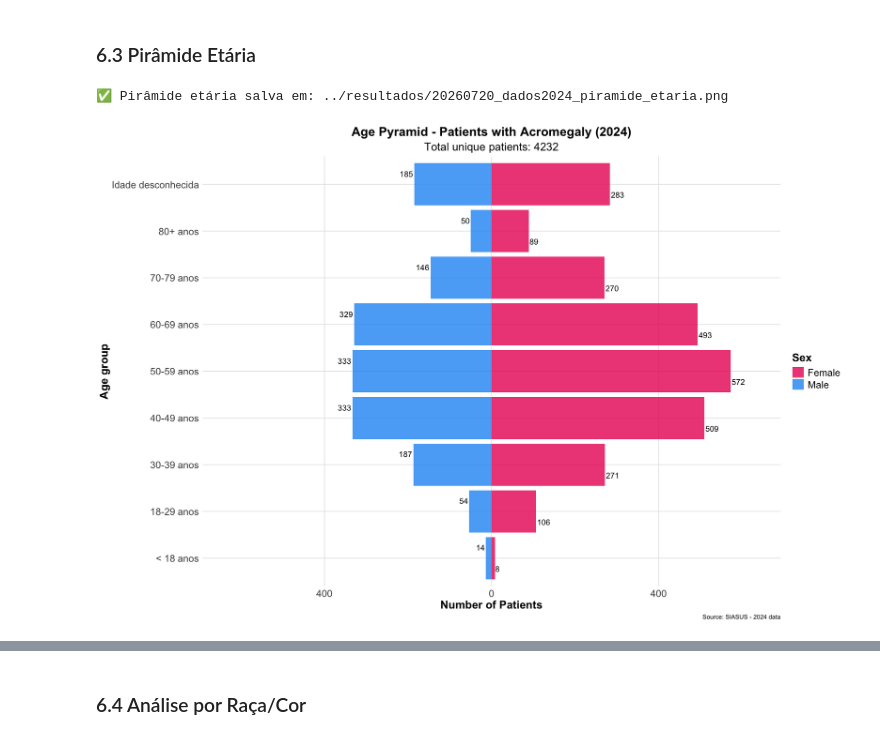
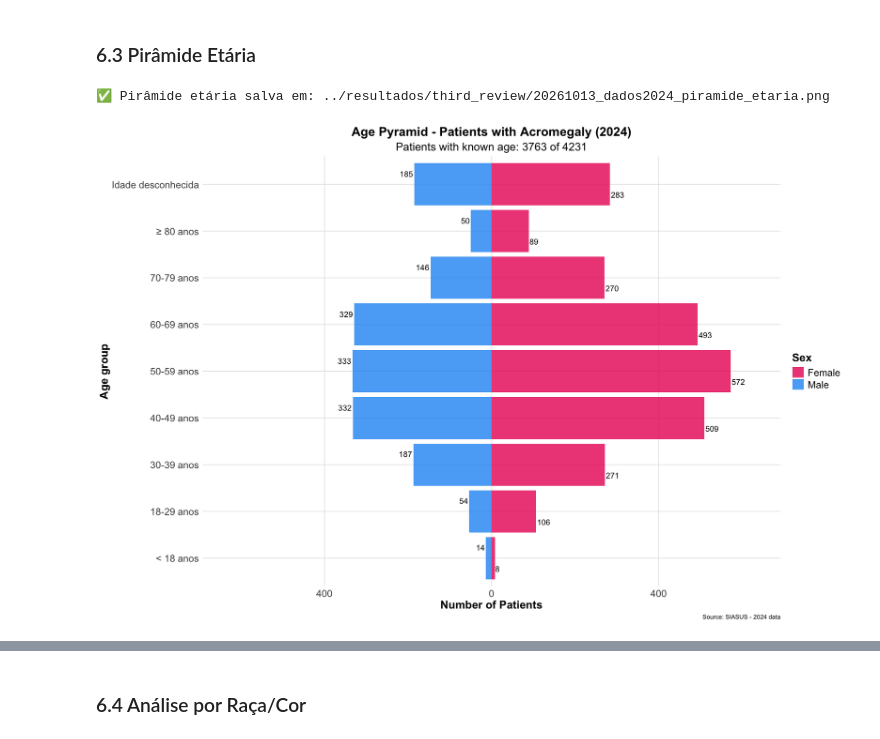
Before and after one commit to daniellybx/public-acromegaly, a Jupyter notebook: notebooks/acromegalia_analise_medicamentos.ipynb, the cells around one changed output, grey strips where cells are left out. Saved outputs shown, nothing was run; the diff lists cells and outputs as text; code cells hidden in the pictures.

```diff
--- a/notebooks/acromegalia_analise_medicamentos.ipynb
+++ b/notebooks/acromegalia_analise_medicamentos.ipynb
@@ -189,33 +456,26 @@ cat("✅ DADOS PRONTOS PARA ANÁLISE!\n")
 # %% [markdown]
 ## 6. Análise Demográfica por Pacientes Únicos
 # %%
-# Preparar dados para análise demográfica
-# Garantir que estamos trabalhando apenas com dados de 2024
-dados_2024 <- dados_unificados %>%
-  filter(AP_CMP >= as.Date("2024-01-01") & AP_CMP <= as.Date("2024-12-31"))
+# Preparar dados para análise demográfica (apenas registros com CNS válido, já filtrados)
+dados_2024 <- dados_unificados
 
-# Selecionar APENAS UMA autorização por paciente (AP_CNSPCN) em 2024
-# Se houver empate na data, pegar apenas a primeira ocorrência
+# Selecionar APENAS UMA autorização por paciente (AP_CNSPCN) em 2024: a mais recente
+# Se houver empate na data, pegar a de maior número de autorização
 dados_pacientes_unicos <- dados_2024 %>%
   group_by(AP_CNSPCN) %>%
-  arrange(desc(AP_CMP), desc(AP_AUTORIZ)) %>%  # Ordenar por data desc e autorização desc
-  slice(1) %>%  # Pegar apenas a primeira linha (mais recente)
+  arrange(desc(AP_CMP), desc(AP_AUTORIZ)) %>%
+  slice(1) %>%
   ungroup()
+
+n_pacientes <- n_distinct(dados_2024$AP_CNSPCN)
 
 cat("Dados de pacientes únicos de 2024 preparados:\n")
 cat("  • Total de registros em 2024:", nrow(dados_2024), "\n")
-cat("  • Total de pacientes únicos (AP_CNSPCN únicos):", n_distinct(dados_pacientes_unicos$AP_CNSPCN), "\n")
+cat("  • Total de pacientes únicos (AP_CNSPCN válidos):", n_pacientes, "\n")
 cat("  • Total de linhas em dados_pacientes_unicos:", nrow(dados_pacientes_unicos), "\n")
-cat("  • Período das autorizações mais recentes:",
-    as.character(min(dados_pacientes_unicos$AP_CMP, na.rm = TRUE)),
-    "a",
-    as.character(max(dados_pacientes_unicos$AP_CMP, na.rm = TRUE)), "\n")
 
-# Validação crítica: garantir que temos exatamente 4232 linhas
-if(nrow(dados_pacientes_unicos) == 4232) {
-  cat("✅ SUCESSO: dados_pacientes_unicos tem exatamente 4232 linhas!\n")
-} else {
-  cat("❌ ERRO: dados_pacientes_unicos tem", nrow(dados_pacientes_unicos), "linhas, deveria ter 4232!\n")
-}
+# Validação: uma linha por paciente e nenhum CNS ausente
+stopifnot(nrow(dados_pacientes_unicos) == n_pacientes, !anyNA(dados_pacientes_unicos$AP_CNSPCN))
+cat("✅ dados_pacientes_unicos tem uma linha por paciente com CNS válido\n")
 # %% [output]
 Dados de pacientes únicos de 2024 preparados:
@@ -400,7 +744,7 @@ dados_piramide <- dados_pacientes_unicos %>%
       PA_IDADE >= 50 & PA_IDADE <= 59 ~ "50-59 anos",
       PA_IDADE >= 60 & PA_IDADE <= 69 ~ "60-69 anos",
       PA_IDADE >= 70 & PA_IDADE <= 79 ~ "70-79 anos",
-      PA_IDADE >= 80 ~ "80+ anos",
+      PA_IDADE >= 80 ~ "≥ 80 anos",
       TRUE ~ "Idade inválida"
     ),
     sexo_tratado = case_when(
@@ -418,7 +762,7 @@ dados_piramide <- dados_pacientes_unicos %>%
       "50-59 anos",
       "60-69 anos",
       "70-79 anos",
-      "80+ anos",
+      "≥ 80 anos",
       "Idade desconhecida"
     )),
     sexo_tratado = factor(sexo_tratado, levels = c("F", "M", "Sexo desconhecido", "Sexo inválido"))
@@ -461,7 +805,7 @@ piramide_etaria <- ggplot(dados_piramide_plot, aes(x = faixa_etaria, y = qtd_plo
   ) +
   labs(
     title = "Age Pyramid - Patients with Acromegaly (2024)",
-    subtitle = paste("Total unique patients:", n_distinct(dados_pacientes_unicos$AP_CNSPCN)),
+    subtitle = paste0("Patients with known age: ", sum(!is.na(dados_pacientes_unicos$PA_IDADE)), " of ", n_pacientes),
     x = "Age group",
     y = "Number of Patients",
     fill = "Sex",
@@ -473,35 +817,35 @@ piramide_etaria <- ggplot(dados_piramide_plot, aes(x = faixa_etaria, y = qtd_plo
     plot.subtitle = element_text(size = 16, hjust = 0.5),
     axis.text.x = element_text(size = 14),
     axis.text.y = element_text(size = 14),
     axis.title = element_text(size = 16, face = "bold"),
     legend.title = element_text(size = 16, face = "bold"),
     legend.text = element_text(size = 14),
     panel.grid.major = element_line(color = "grey90"),
     panel.grid.minor = element_blank()
   ) +
   geom_text(
     aes(label = ifelse(qtd_plot != 0, abs(qtd_plot), "")),
     position = position_dodge(width = 0.9),
     hjust = ifelse(dados_piramide_plot$qtd_plot >= 0, -0.1, 1.1),
     size = 4,
     color = "black"
   )
 
 # Configurar tamanho da exibição no notebook
 options(repr.plot.width = 15, repr.plot.height = 10)
 
 # Exibir gráfico com tamanho maior
 print(piramide_etaria)
 
 # Salvar gráfico
 ggsave(gerar_nome_png("piramide_etaria"),
        plot = piramide_etaria,
        width = 15, height = 10, dpi = 300)
 
 cat("\n✅ Pirâmide etária salva em:", gerar_nome_png("piramide_etaria"), "\n")
 # %% [output]
-✅ Pirâmide etária salva em: ../resultados/20260720_dados2024_piramide_etaria.png
+✅ Pirâmide etária salva em: ../resultados/third_review/20261013_dados2024_piramide_etaria.png
-[figure, old version]
+[figure, new version]
 # %%
 # Resumo estatístico da pirâmide etária
 cat("=== RESUMO DA PIRÂMIDE ETÁRIA ===\n\n")
```
Also changed, not shown: parts of 45 cells of this notebook, 31 other files.
